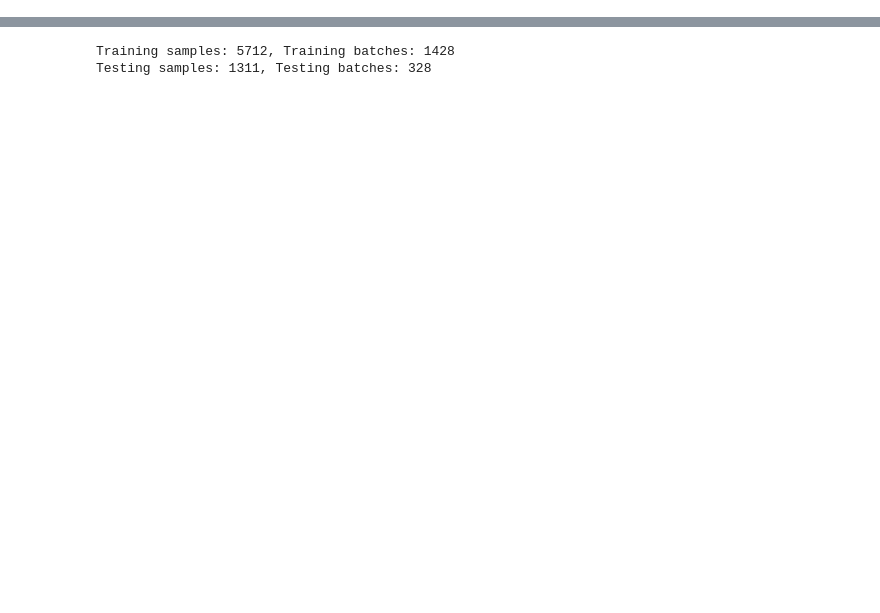
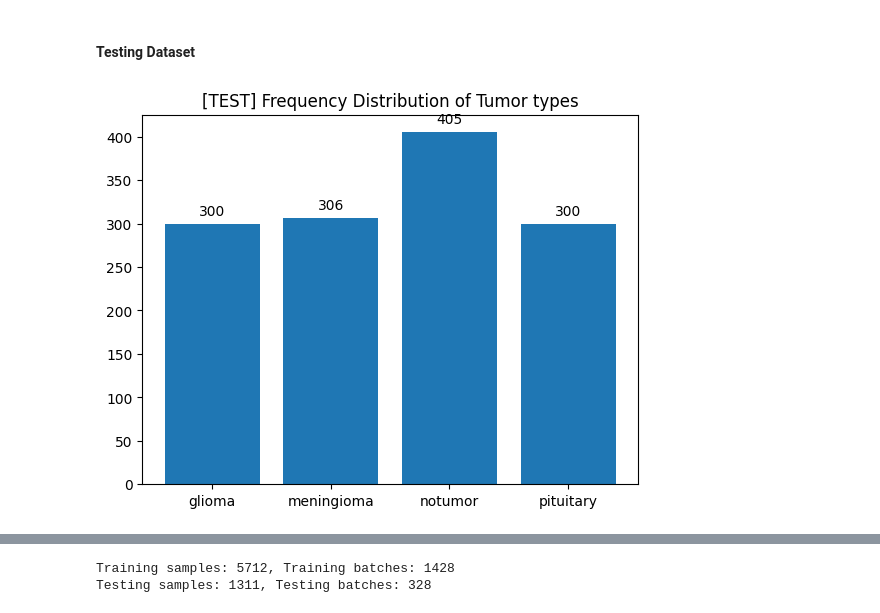
Before and after one commit to aneesh396/Brain_Tumor_Classification, a Jupyter notebook: MRI_Classification.ipynb, the cells around one changed output, grey strips where cells are left out. Drawn from its saved outputs; the diff is of its cells as text; code cells hidden in the pictures; blank space fills up the shorter version.

```diff
--- a/MRI_Classification.ipynb
+++ b/MRI_Classification.ipynb
@@ -118,0 +168,9 @@ BATCH_SIZE = 4
+# %% [markdown]
+#### Testing Dataset
+# %%
+# Create test-dataset using the split: "test", and basic_transform
+test_dataset = BrainTumorDataset("test", transforms=basic_transform)
+# Plot the frequency distribution of the dataset
+test_dataset.plot_distribution()
+# %% [output]
+[figure, added]
```
Also changed, not shown: parts of 94 cells of this notebook.
